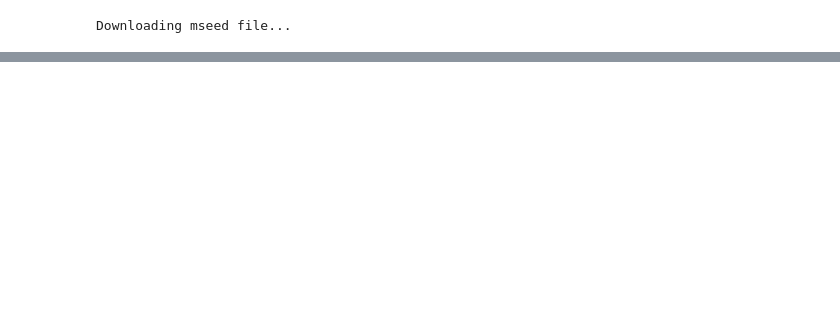
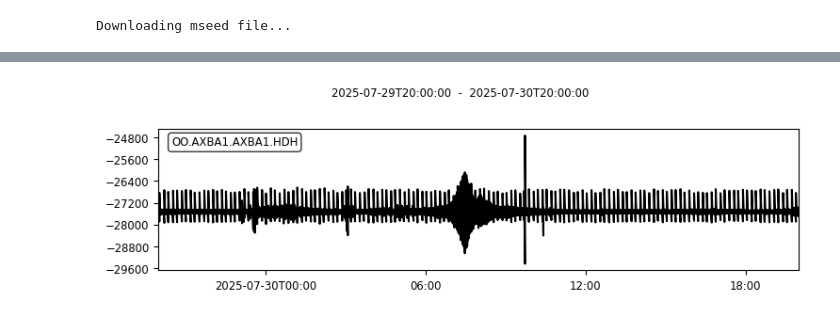
Before and after one commit to ooi-data/ooi-hyd-tools, a Jupyter notebook: notebooks/08_LFHYD_poc.ipynb, the cells around one changed output, grey strips where cells are left out. Saved outputs shown, nothing was run; the diff lists cells and outputs as text; code cells hidden in the pictures; blank space fills up the shorter version.

```diff
--- a/notebooks/08_LFHYD_poc.ipynb
+++ b/notebooks/08_LFHYD_poc.ipynb
@@ -36,0 +47,4 @@ OO.AXEC2.AXEC2.HDH | 2025-07-30T00:00:00.000000Z - 2025-07-30T12:00:00.000000Z |
+# %%
+_ = LF_data.plot()
+# %% [output]
+[figure, added]
```
Also changed, not shown: parts of 23 cells of this notebook.
